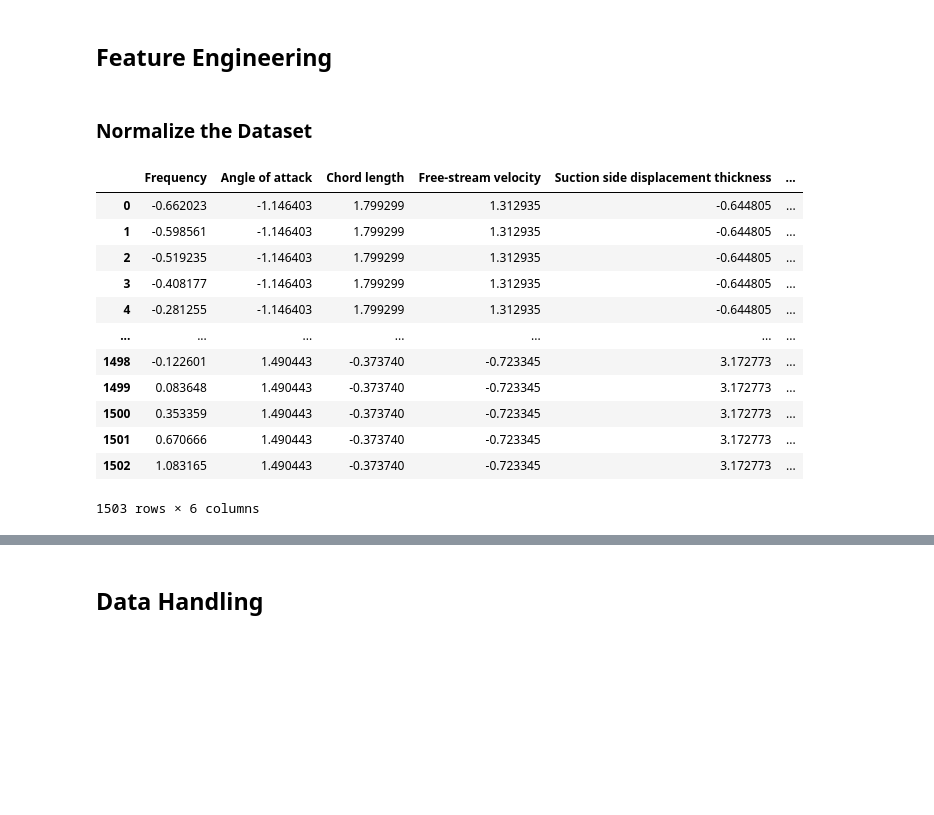
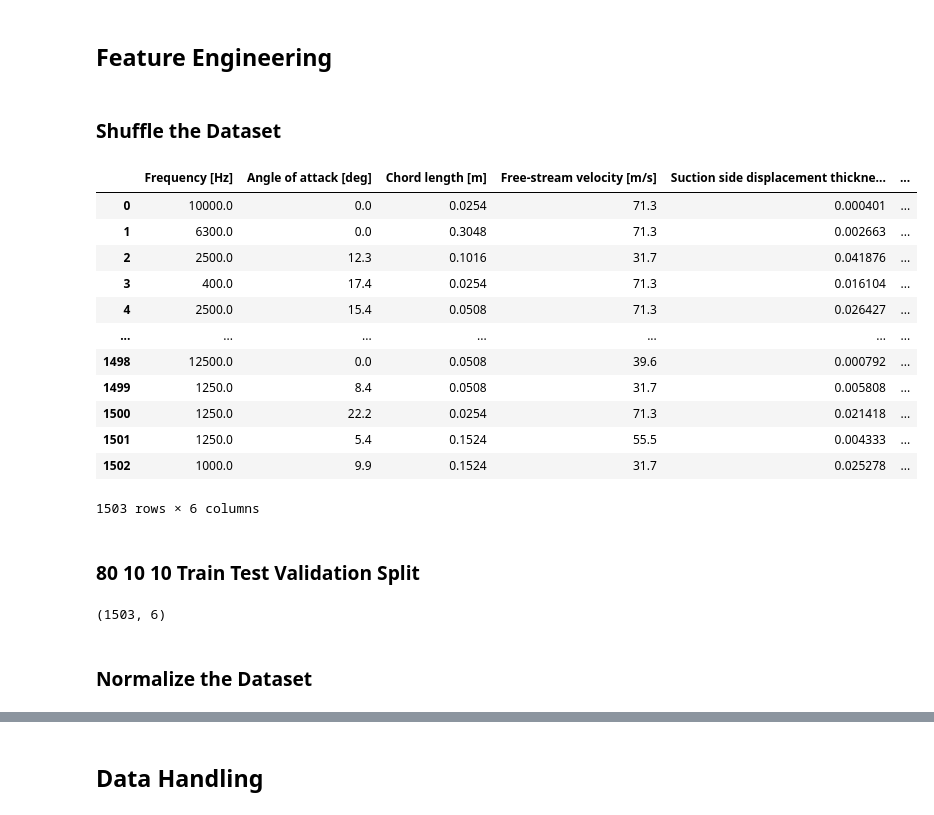
Before and after one commit to sjhpark/Airfoil-Self-Noise-Prediction, a Jupyter notebook: airfoil_noise_prediction.ipynb, the cells around one changed output, grey strips where cells are left out. Saved outputs shown, nothing was run; the diff lists cells and outputs as text; code cells hidden in the pictures; blank space fills up the shorter version.

```diff
--- a/airfoil_noise_prediction.ipynb
+++ b/airfoil_noise_prediction.ipynb
@@ -94,3 +94,32 @@ dataset_df.head() # display first 5 rows
 | 4 | 2000.0 | 0.0 | 0.3048 | 71.3 | 0.002663 | ... |
 # %% [markdown]
 ## Feature Engineering
+# %% [markdown]
+### Shuffle the Dataset
+# %%
+dataset_norm_shuffled = copy.deepcopy(dataset)
+np.random.seed(0)
+np.random.shuffle(dataset_norm_shuffled) # shuffle
+dataset_norm_shuffled_df = pd.DataFrame(dataset_norm_shuffled)
+dataset_norm_shuffled_df.columns = ["Frequency [Hz]", "Angle of attack [deg]", "Chord length [m]", "Free-stream velocity [m/s]", "Suction side displacement thickness [m]", "Scaled sound pressure level [dB]"]
+dataset_norm_shuffled_df
+# %% [output]
+|  | Frequency [Hz] | Angle of attack [deg] | Chord length [m] | Free-stream velocity [m/s] | Suction side displacement thickne... | ... |
+| 0 | 10000.0 | 0.0 | 0.0254 | 71.3 | 0.000401 | ... |
+| 1 | 6300.0 | 0.0 | 0.3048 | 71.3 | 0.002663 | ... |
+| 2 | 2500.0 | 12.3 | 0.1016 | 31.7 | 0.041876 | ... |
+| 3 | 400.0 | 17.4 | 0.0254 | 71.3 | 0.016104 | ... |
+| 4 | 2500.0 | 15.4 | 0.0508 | 71.3 | 0.026427 | ... |
+| ... | ... | ... | ... | ... | ... | ... |
+| 1498 | 12500.0 | 0.0 | 0.0508 | 39.6 | 0.000792 | ... |
+| 1499 | 1250.0 | 8.4 | 0.0508 | 31.7 | 0.005808 | ... |
+| 1500 | 1250.0 | 22.2 | 0.0254 | 71.3 | 0.021418 | ... |
+| 1501 | 1250.0 | 5.4 | 0.1524 | 55.5 | 0.004333 | ... |
+| 1502 | 1000.0 | 9.9 | 0.1524 | 31.7 | 0.025278 | ... |
+1503 rows × 6 columns
+# %% [markdown]
+### 80 10 10 Train Test Validation Split
+# %%
+dataset.shape # shape of dataset
+# %% [output]
+(1503, 6)
@@ -97,36 +131,2 @@ dataset_df.head() # display first 5 rows
 # %% [markdown]
 ### Normalize the Dataset
-# %%
-# normalize dataset
-feature1_norm = (dataset[:,0]-dataset[:,0].mean())/dataset[:,0].std()
-feature2_norm = (dataset[:,1]-dataset[:,1].mean())/dataset[:,1].std()
-feature3_norm = (dataset[:,2]-dataset[:,2].mean())/dataset[:,2].std()
-feature4_norm = (dataset[:,3]-dataset[:,3].mean())/dataset[:,3].std()
-feature5_norm = (dataset[:,4]-dataset[:,4].mean())/dataset[:,4].std()
-output_norm = (dataset[:,5]-dataset[:,5].mean())/dataset[:,5].std()
-dataset_norm = np.hstack([
-                        feature1_norm.reshape(-1,1),
-                        feature2_norm.reshape(-1,1),
-                        feature3_norm.reshape(-1,1),
-                        feature4_norm.reshape(-1,1),
-                        feature5_norm.reshape(-1,1),
-                        output_norm.reshape(-1,1)
-                        ])
-
-dataset_norm_df = pd.DataFrame(dataset_norm)
-dataset_norm_df.columns = ["Frequency", "Angle of attack", "Chord length", "Free-stream velocity", "Suction side displacement thickness", "Scaled sound pressure level"]
-dataset_norm_df
-# %% [output]
-|  | Frequency | Angle of attack | Chord length | Free-stream velocity | Suction side displacement thickness | ... |
-| 0 | -0.662023 | -1.146403 | 1.799299 | 1.312935 | -0.644805 | ... |
-| 1 | -0.598561 | -1.146403 | 1.799299 | 1.312935 | -0.644805 | ... |
-| 2 | -0.519235 | -1.146403 | 1.799299 | 1.312935 | -0.644805 | ... |
-| 3 | -0.408177 | -1.146403 | 1.799299 | 1.312935 | -0.644805 | ... |
-| 4 | -0.281255 | -1.146403 | 1.799299 | 1.312935 | -0.644805 | ... |
-| ... | ... | ... | ... | ... | ... | ... |
-| 1498 | -0.122601 | 1.490443 | -0.373740 | -0.723345 | 3.172773 | ... |
-| 1499 | 0.083648 | 1.490443 | -0.373740 | -0.723345 | 3.172773 | ... |
-| 1500 | 0.353359 | 1.490443 | -0.373740 | -0.723345 | 3.172773 | ... |
-| 1501 | 0.670666 | 1.490443 | -0.373740 | -0.723345 | 3.172773 | ... |
-| 1502 | 1.083165 | 1.490443 | -0.373740 | -0.723345 | 3.172773 | ... |
-1503 rows × 6 columns
```
Also changed, not shown: parts of 19 cells of this notebook, 3 other files.
